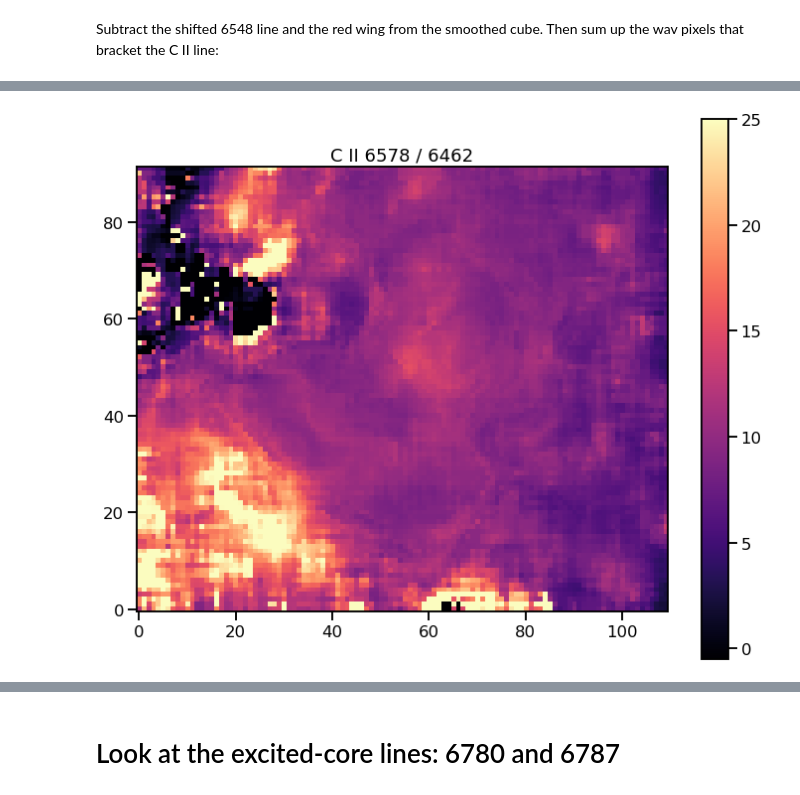
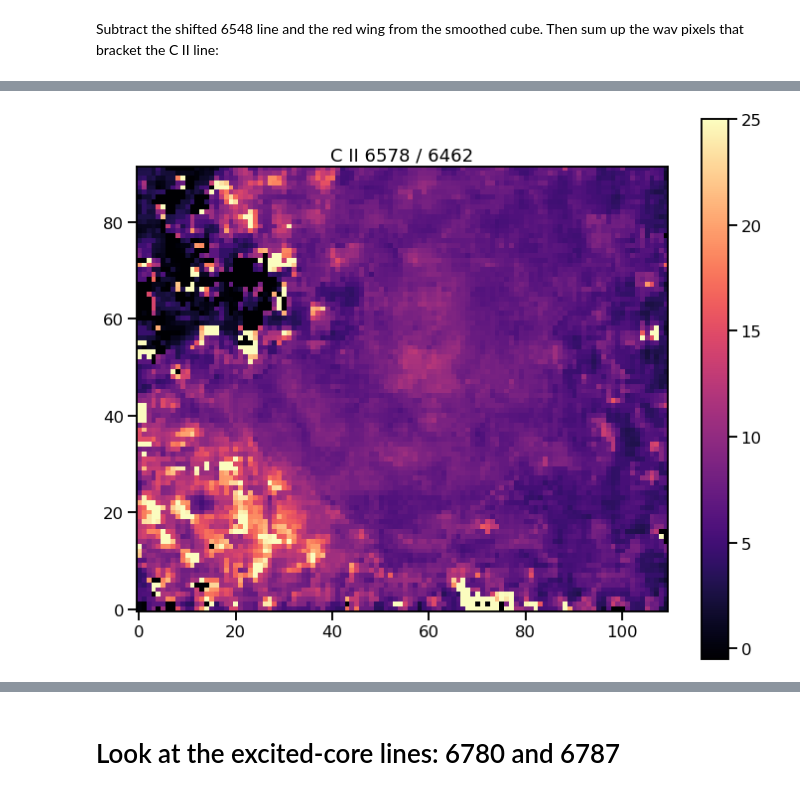
Before and after one commit to will-henney/eduardo-cii-permitted, a Jupyter notebook: notebooks/02-MUSE-6462.ipynb, the cells around one changed output, grey strips where cells are left out. Cells and saved outputs as stored; diff of their text form; code cells hidden in the pictures.

```diff
--- a/notebooks/02-MUSE-6462.ipynb
+++ b/notebooks/02-MUSE-6462.ipynb
@@ -252,6 +266,7 @@ cont_map = myav(
     axis=0,
 )
 cii_map = (fullcube_nosky[788:796, ...] - cont_map).sum(axis=0)
+cii_xmap = (fullcube_nosky[790:795, ...] - cont_map).sum(axis=0)
 # %%
 fig, ax = plt.subplots(figsize=(12,10))
 ax.imshow(cii_map, vmin=-3e4, vmax=6e5, origin="lower", cmap="gray_r")
@@ -616,5 +659,9 @@ cii6578_map = np.sum(
     window_cube_extract[925 - kw0:932 - kw0, ...],
     axis=0,
 )
+cii6578_xmap = np.sum(
+    window_cube_extract[927 - kw0:930 - kw0, ...],
+    axis=0,
+)
 # %%
 fig, ax = plt.subplots(figsize=(12,10))
@@ -632,14 +708,14 @@ ax.set_title("C II 6578 / 6462");
 # %%
 fig, ax = plt.subplots(figsize=(12,10))
 mask = ha_map < 0.6 * np.median(ha_map)
-smooth = 8
+smooth = 4
 ratio = (
-    median_filter(cii6578_map, size=smooth)
-    / median_filter(cii_map, size=smooth)
+    median_filter(cii6578_xmap, size=smooth)
+    / median_filter(cii_xmap, size=smooth)
 )
 im = ax.imshow(ratio, vmin=-0.5, vmax=25, origin="lower", cmap="magma")
 fig.colorbar(im, ax=ax)
 ax.set_title("C II 6578 / 6462");
 # %% [output]
-[figure, old version]
+[figure, new version]
 # %%
```
Also changed, not shown: parts of 56 cells of this notebook, 2 other files.
